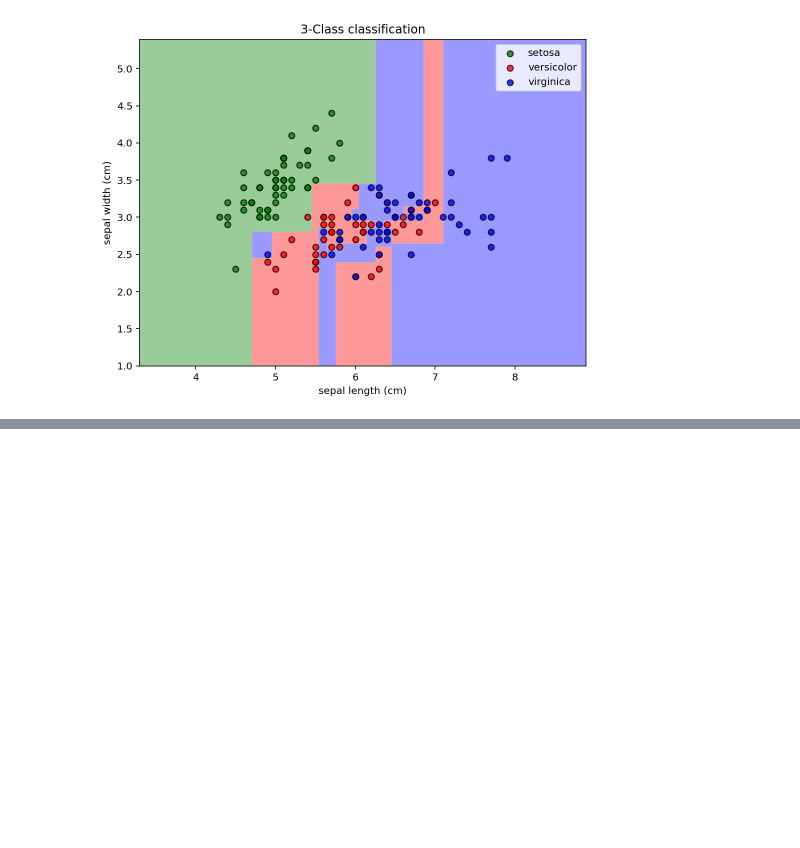
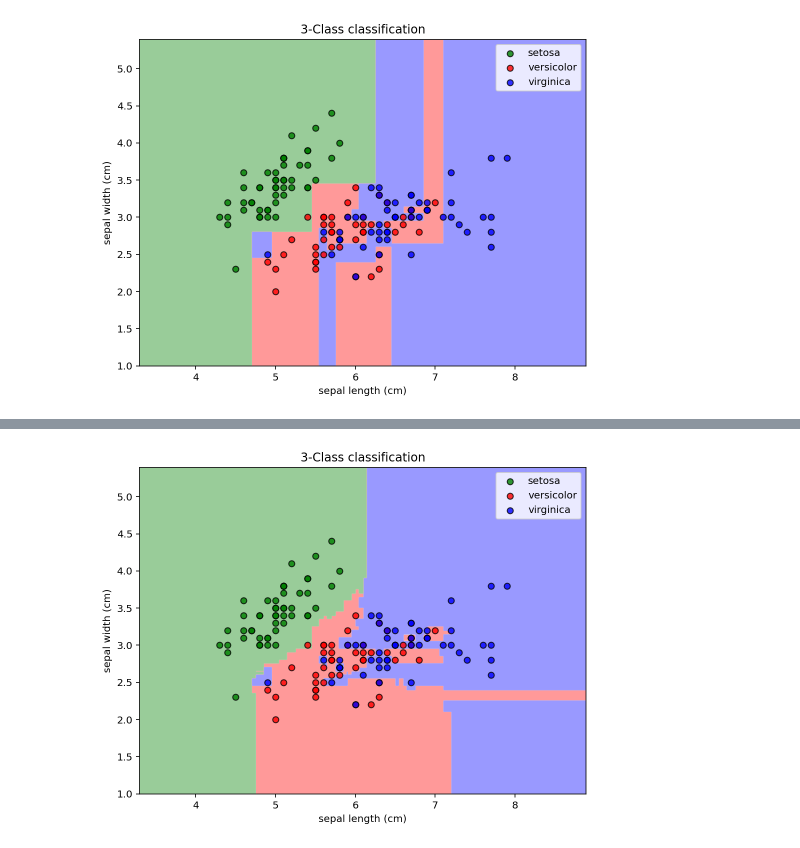
Before and after one commit to ThierryKunda/isd2, a Jupyter notebook: TP 3 - Intro Scikit-Learn - Classification.ipynb, the cells around one changed output, grey strips where cells are left out. Saved outputs shown, nothing was run; the diff lists cells and outputs as text; code cells hidden in the pictures; blank space fills up the shorter version.

```diff
--- a/TP 3 - Intro Scikit-Learn - Classification.ipynb
+++ b/TP 3 - Intro Scikit-Learn - Classification.ipynb
@@ -269,0 +305,5 @@ plot_training_points(xs_2d, ys, COLORS, features)
+# %%
+plot_decision_boundary(xs_2d, model, COLORS, HOP)
+plot_training_points(xs_2d, ys, COLORS, features)
+# %% [output]
+[figure, added]
```
Also changed, not shown: parts of 4 cells of this notebook.
